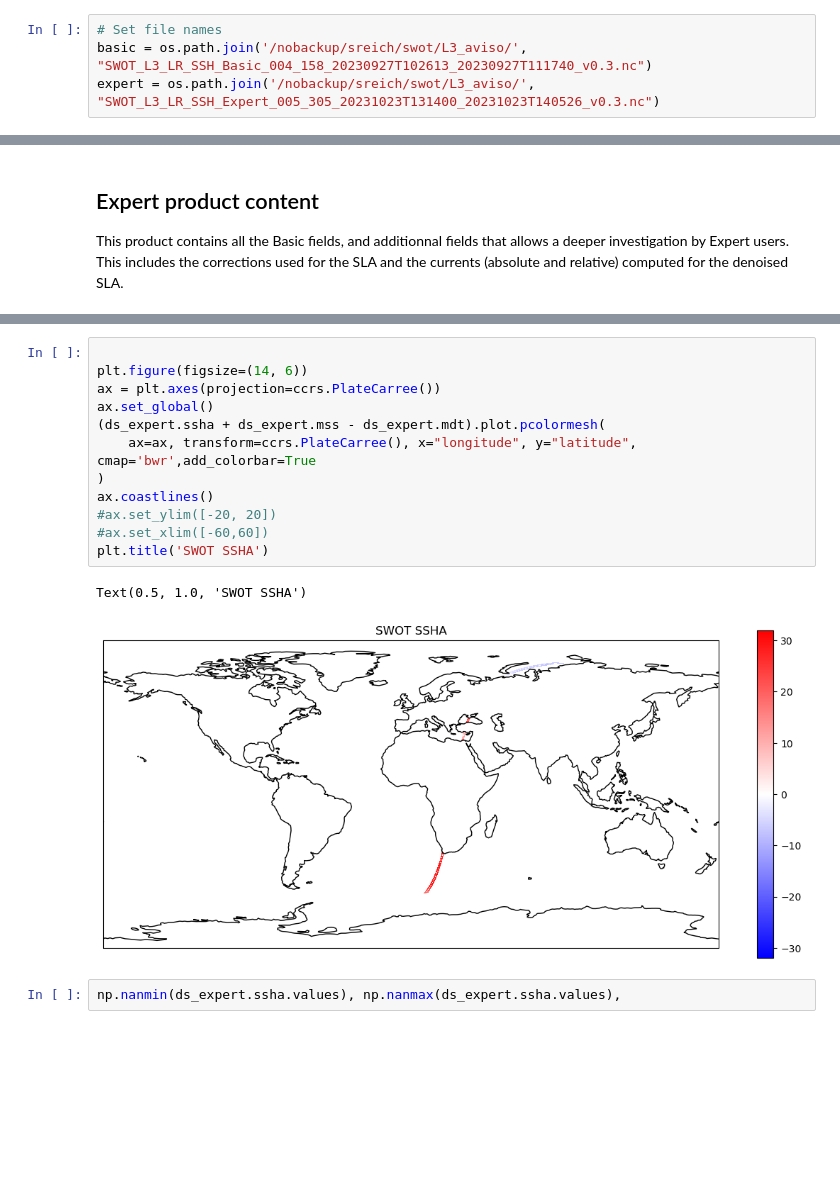
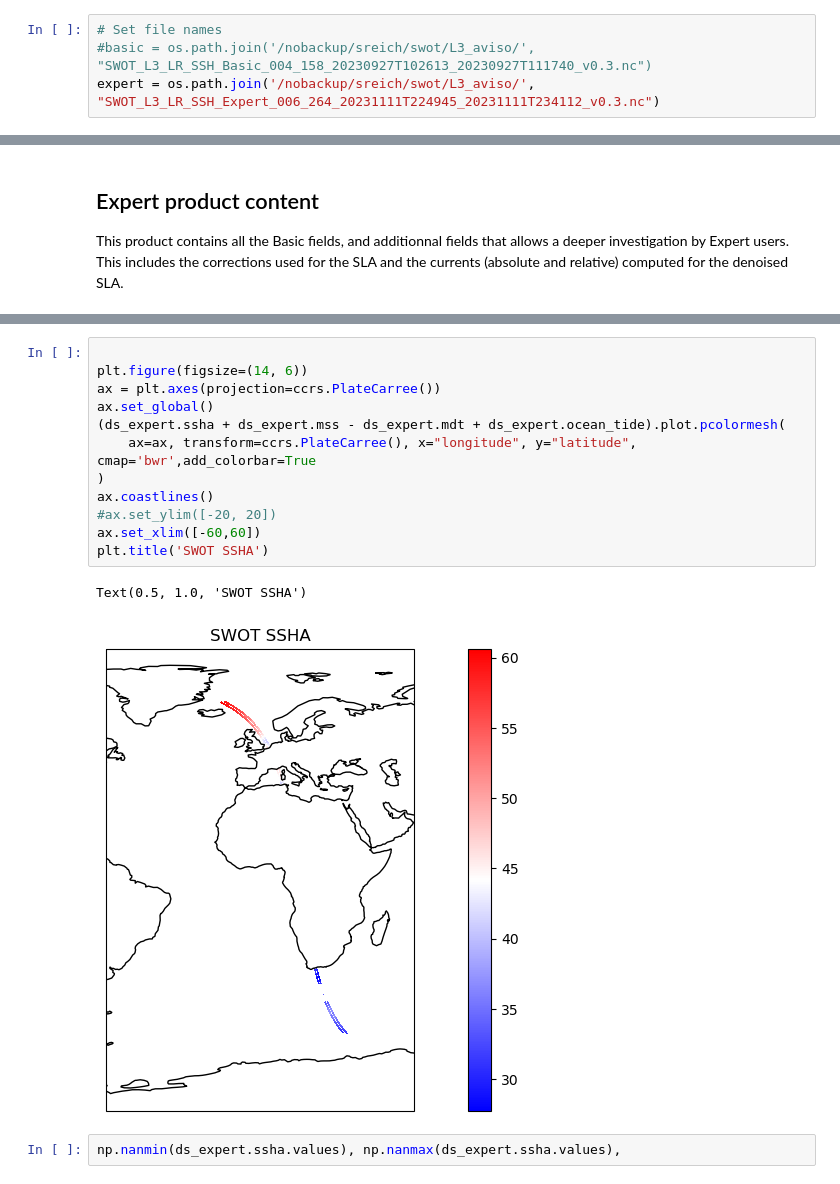
Before and after one commit to shoshanareich/jupyter_notebooks, a Jupyter notebook: swot/SWOT_L3_SSH_startup_tutorial_AVISO.ipynb, the cells around one changed output, grey strips where cells are left out. Cells and saved outputs as stored; diff of their text form; blank space fills up the shorter version.

```diff
--- a/swot/SWOT_L3_SSH_startup_tutorial_AVISO.ipynb
+++ b/swot/SWOT_L3_SSH_startup_tutorial_AVISO.ipynb
@@ -151,8 +161,8 @@ Enter password for swot_st:  ········
 Error: [Errno 113] No route to host
 # %%
 # Set file names
-basic = os.path.join('/nobackup/sreich/swot/L3_aviso/', "SWOT_L3_LR_SSH_Basic_004_158_20230927T102613_20230927T111740_v0.3.nc")
-expert = os.path.join('/nobackup/sreich/swot/L3_aviso/', "SWOT_L3_LR_SSH_Expert_005_305_20231023T131400_20231023T140526_v0.3.nc")
+#basic = os.path.join('/nobackup/sreich/swot/L3_aviso/', "SWOT_L3_LR_SSH_Basic_004_158_20230927T102613_20230927T111740_v0.3.nc")
+expert = os.path.join('/nobackup/sreich/swot/L3_aviso/', "SWOT_L3_LR_SSH_Expert_006_264_20231111T224945_20231111T234112_v0.3.nc")
 # %% [markdown]
 ## Basic product content
 This product contains two versions of the sea level anomaly (ssha). The ssha_noiseless field is obtained by denoising the ssha field. The mean dynamic topography is also included in order to derive the absolute dynamic topography. Finally, the nadir sea level anomaly has been combined in the KaRIn swath, with the i_num_line and i_num_pixel fields indexing its location in the grid.
@@ -214,18 +224,18 @@ Data variables: (12/18)
 # %%
 
 plt.figure(figsize=(14, 6))
 ax = plt.axes(projection=ccrs.PlateCarree())
 ax.set_global()
-(ds_expert.ssha + ds_expert.mss - ds_expert.mdt).plot.pcolormesh(
+(ds_expert.ssha + ds_expert.mss - ds_expert.mdt + ds_expert.ocean_tide).plot.pcolormesh(
     ax=ax, transform=ccrs.PlateCarree(), x="longitude", y="latitude", cmap='bwr',add_colorbar=True
 )
 ax.coastlines()
 #ax.set_ylim([-20, 20])
-#ax.set_xlim([-60,60])
+ax.set_xlim([-60,60])
 plt.title('SWOT SSHA')
 # %% [output]
 Text(0.5, 1.0, 'SWOT SSHA')
-[figure, old version]
+[figure, new version]
 # %%
 np.nanmin(ds_expert.ssha.values), np.nanmax(ds_expert.ssha.values),
 # %% [output]
```
Also changed, not shown: parts of 4 cells of this notebook, 1 other file.
